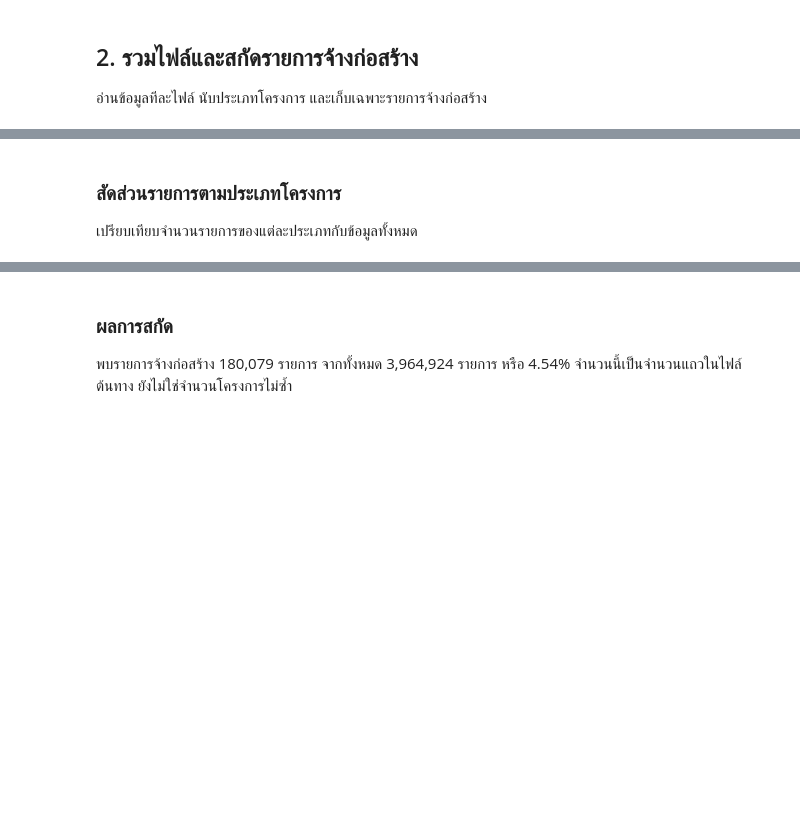
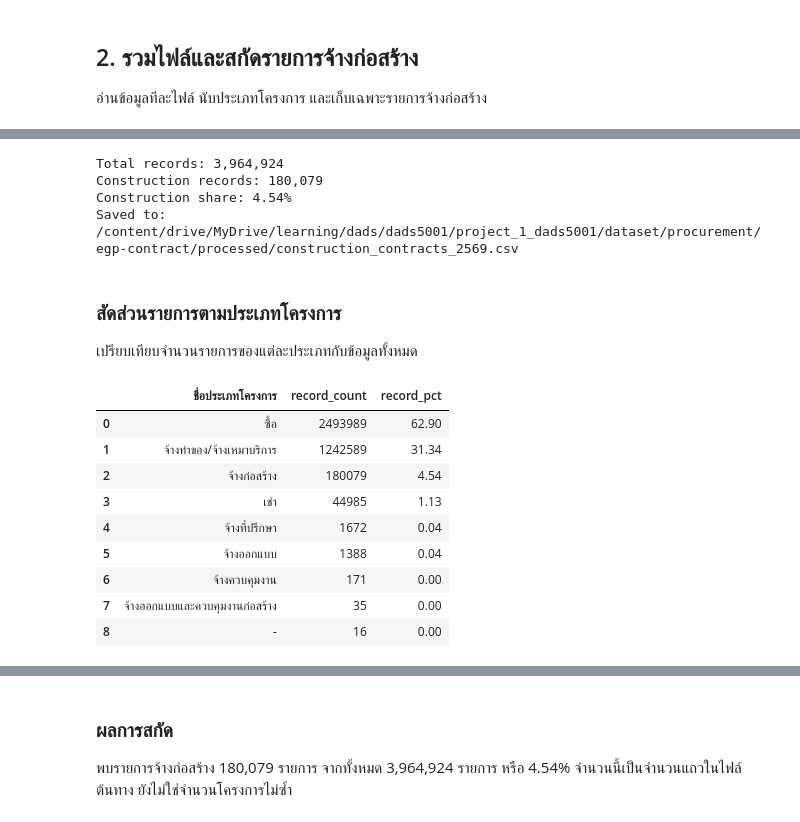
Before and after one commit to mdanmek/nida-dads-notes, a Jupyter notebook: dads5001-data-tools/project/eda/02_construction_data_preparation_2569.ipynb, the cells around one changed output, grey strips where cells are left out. Saved outputs shown, nothing was run; the diff lists cells and outputs as text; code cells hidden in the pictures; blank space fills up the shorter version.

```diff
--- a/dads5001-data-tools/project/eda/02_construction_data_preparation_2569.ipynb
+++ b/dads5001-data-tools/project/eda/02_construction_data_preparation_2569.ipynb
@@ -105,11 +124,9 @@ display(processing_summary)
 # %%
-construction_data.to_csv(
-    construction_path,
-    index=False,
-    encoding='utf-8-sig'
-)
+processing_summary = pd.DataFrame(file_summaries)
+total_records = processing_summary['total_rows'].sum()
 
-total_records = processing_summary['total_rows'].sum()
+construction_data = pd.concat(construction_parts,ignore_index=True)
+construction_data.to_csv(construction_path, index=False, encoding='utf-8-sig')
 total_construction_records = len(construction_data)
 construction_pct = total_construction_records / total_records * 100
 
@@ -117,3 +134,8 @@ print(f'Total records: {total_records:,}')
 print(f'Construction records: {total_construction_records:,}')
 print(f'Construction share: {construction_pct:.2f}%')
 print(f'Saved to: {construction_path}')
+# %% [output]
+Total records: 3,964,924
+Construction records: 180,079
+Construction share: 4.54%
+Saved to: /content/drive/MyDrive/learning/dads/dads5001/project_1_dads5001/dataset/procurement/egp-contract/processed/construction_contracts_2569.csv
@@ -146,3 +146,24 @@ display(project_type_counts)
+# %%
+type_counts = pd.concat(type_counts_list, axis=1).fillna(0)
+type_counts = type_counts.sum(axis=1).astype('int64')
+type_counts = type_counts.sort_values(ascending=False)
+
+project_type_counts = type_counts.reset_index()
+project_type_counts.columns = [project_type_column, 'record_count']
+
+project_type_counts['record_pct'] = (project_type_counts['record_count'] / total_records * 100)
+display(project_type_counts)
+# %% [output]
+|  | ชื่อประเภทโครงการ | record_count | record_pct |
+| 0 | ซื้อ | 2493989 | 62.90 |
+| 1 | จ้างทำของ/จ้างเหมาบริการ | 1242589 | 31.34 |
+| 2 | จ้างก่อสร้าง | 180079 | 4.54 |
+| 3 | เช่า | 44985 | 1.13 |
+| 4 | จ้างที่ปรึกษา | 1672 | 0.04 |
+| 5 | จ้างออกแบบ | 1388 | 0.04 |
+| 6 | จ้างควบคุมงาน | 171 | 0.00 |
+| 7 | จ้างออกแบบและควบคุมงานก่อสร้าง | 35 | 0.00 |
+| 8 | - | 16 | 0.00 |
 # %%
 # ดาวน์โหลดฟอนต์สำหรับแสดงภาษาไทยในกราฟ
 !wget -q https://github.com/Phonbopit/sarabun-webfont/raw/master/fonts/thsarabunnew-webfont.ttf
```
Also changed, not shown: parts of 17 cells of this notebook.
